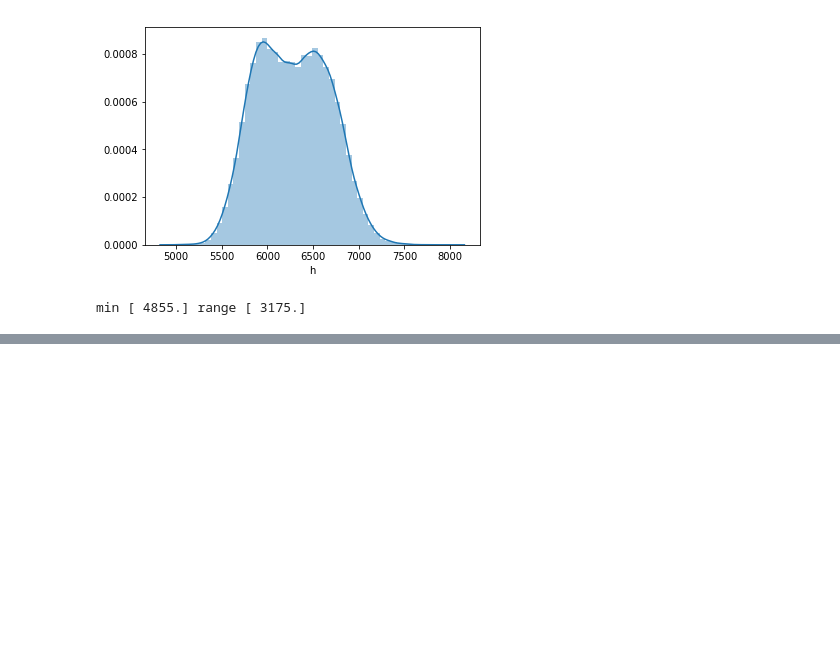
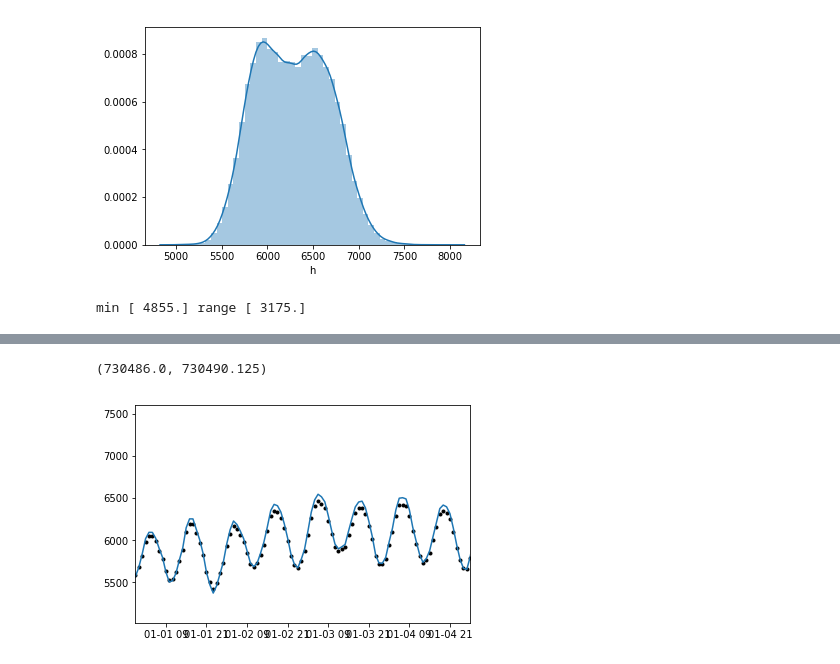
Before and after one commit to openearth/notebooks, a Jupyter notebook: deep_learning_example.ipynb, the cells around one changed output, grey strips where cells are left out. Cells and saved outputs as stored; diff of their text form; code cells hidden in the pictures; blank space fills up the shorter version.

```diff
--- a/deep_learning_example.ipynb
+++ b/deep_learning_example.ipynb
@@ -107,5 +93,0 @@ array([[[ 0.29102362]],
-# %%
-X = df_train['x'].values[:, np.newaxis, np.newaxis]
-Y = df_train['y'].values
-print(X.shape, Y.shape)
-model.fit(X, Y, nb_epoch=100, batch_size=1, verbose=2)
@@ -122,0 +113,11 @@ keras.utils.visualize_util.plot(model)
+# %%
+Y_test = model.predict(df_test['x'].values[:, np.newaxis, np.newaxis])
+# %%
+
+plt.plot(df_test.index, N.inverse_transform(Y_test), 'k.')
+plt.plot(df_test.index, df_test['h'])
+t = df_test.head(100).index
+plt.xlim(t[0], t[-1])
+# %% [output]
+(730486.0, 730490.125)
+[figure, added]
```
Also changed, not shown: parts of 8 cells of this notebook.
